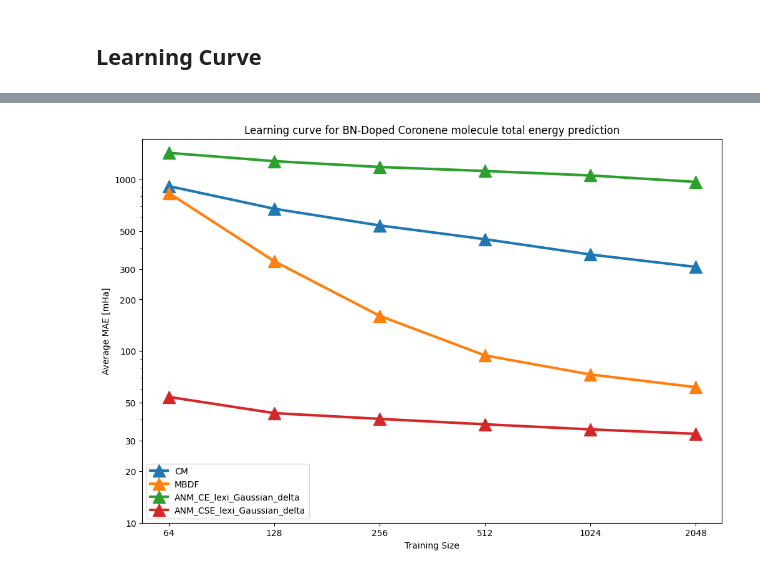
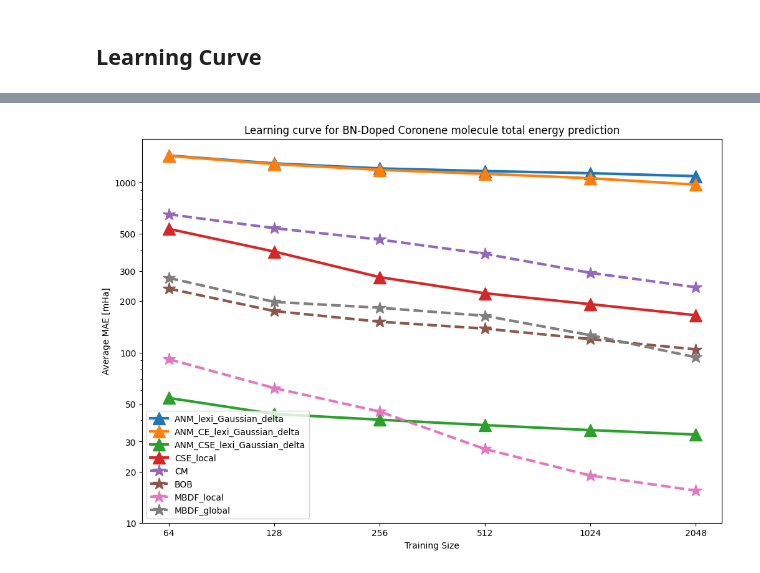
Before and after one commit to GabrielWu2004/Alchemical_Normal_Modes, a Jupyter notebook: [2]_ANM_with_coronene/main_code/performance_evaluation.ipynb, the cells around one changed output, grey strips where cells are left out. Drawn from its saved outputs; the diff is of its cells as text; code cells hidden in the pictures.

Commit message:
initial attempt at local CSE representation

```diff
--- a/[2]_ANM_with_coronene/main_code/performance_evaluation.ipynb
+++ b/[2]_ANM_with_coronene/main_code/performance_evaluation.ipynb
@@ -19,7 +19,7 @@ import matplotlib.ticker as ticker
 from helper_code.custom_kernel import *
 from helper_code.util import *
 # %%
-input_dataset = ['c', 'c_lexi', 'c_lexi_nd', 'CE', 'CE_lexi', 'CE_lexi_nd', 'CSE', 'CSE_lexi', 'CSE_lexi_nd']
+input_dataset = ['c', 'c_lexi', 'CE', 'CE_lexi', 'CSE', 'CSE_lexi']
 dataset_dict = {}
 
 for data in input_dataset:
@@ -309 +313,5 @@ display(dataset_dict['CSE'])
+# %%
+CSE_local = np.genfromtxt("../data/coronene_training_data/CSE_local.csv", delimiter=',').reshape((2400, 24, 24))
+coronene_energy_raw_data = np.load("../data/coronene_raw_data/coronene_mutants_pbe0_pcx2.npz", allow_pickle=True)
+charges = coronene_energy_raw_data['charges'][:, :24]
 # %%
@@ -369,38 +389,49 @@ dict_keys(['ANM_Gaussian_delta', 'CM', 'MBDF', 'ANM_CE_lexi_Gaussian_delta', 'AN
 # %%
 # performance_summary.pop("ANM_CSE_lexi_nd_Gaussian_delta")
 
-target_key = ['CM', 'MBDF', 'ANM_CE_lexi_Gaussian_delta', 'ANM_CSE_lexi_Gaussian_delta']
+target_key = ['ANM_lexi_Gaussian_delta', 'ANM_CE_lexi_Gaussian_delta', 'ANM_CSE_lexi_Gaussian_delta', 'CSE_local']
 
 plt.figure(figsize=(12, 8))
 
-x = performance_summary['CM']['training size']
+baseline = {'CM': [648.5527354673592, 537.6985692537448, 461.0180882987335, 379.9858538857778, 293.8438973546341, 241.82578139489823],
+            'BOB': [237.41250993141233, 175.25626039916506, 151.71095095761646, 138.19860398430035, 119.94745348162638, 104.37619882451854],
+            'MBDF_local': [91.45978157923743, 61.880635092542924, 45.05741969642941, 27.131326474704487, 18.96572152685743, 15.459664235069118],
+            'MBDF_global': [274.40293174604693, 198.34254220451777, 183.23390683681885, 164.29180299704285, 126.44938842117904, 93.92669161271573]}
+
+x = performance_summary['ANM_lexi_Gaussian_delta']['training size']
 y_values = {}
+baseline_y = {}
 for key, df in performance_summary.items():
     if key in target_key:
         y_values[key] = df['average MAE (mHa)']
+for key, value in baseline.items():
+    baseline_y[key] = value
 
 linewidth = 3
 markersize = 15
 
 for key, y_value in y_values.items():
     plt.plot(x, y_value, label=key, marker='^', linestyle='-', linewidth=linewidth, markersize=markersize)
+for key, y_value in baseline_y.items():
+    plt.plot(x, y_value, label=key, marker='*', linestyle='--', linewidth=linewidth, markersize=markersize)
+
 
 plt.title('Learning curve for BN-Doped Coronene molecule total energy prediction')
 plt.xlabel('Training Size')
 plt.ylabel('Average MAE [mHa]')
 plt.legend()
 
 plt.xscale('log', base=2)
 plt.yscale('log', base=10)
 xticks = [2**i for i in range(6, 12)]
 yticks = [10, 20, 30, 50, 100, 200, 300, 500, 1000]
 plt.xticks(xticks, labels = xticks)
 plt.yticks(yticks, labels = yticks)
 
-plt.savefig('../graph/[Coronene] [3.0] Learning curve for BN-Doped Coronene molecule total energy prediction.png', dpi=300)
+plt.savefig('../graph/[Coronene] [5.0] Learning curve for BN-Doped Coronene molecule total energy prediction.png', dpi=300)
 plt.show()
 # %% [output]
-[figure, old version]
+[figure, new version]
 # %%
 plt.figure(figsize=(12, 8))
 x = performance_summary['ANM_Gaussian']['training size']
```
Also changed, not shown: parts of 7 cells of this notebook, 11 other files.
